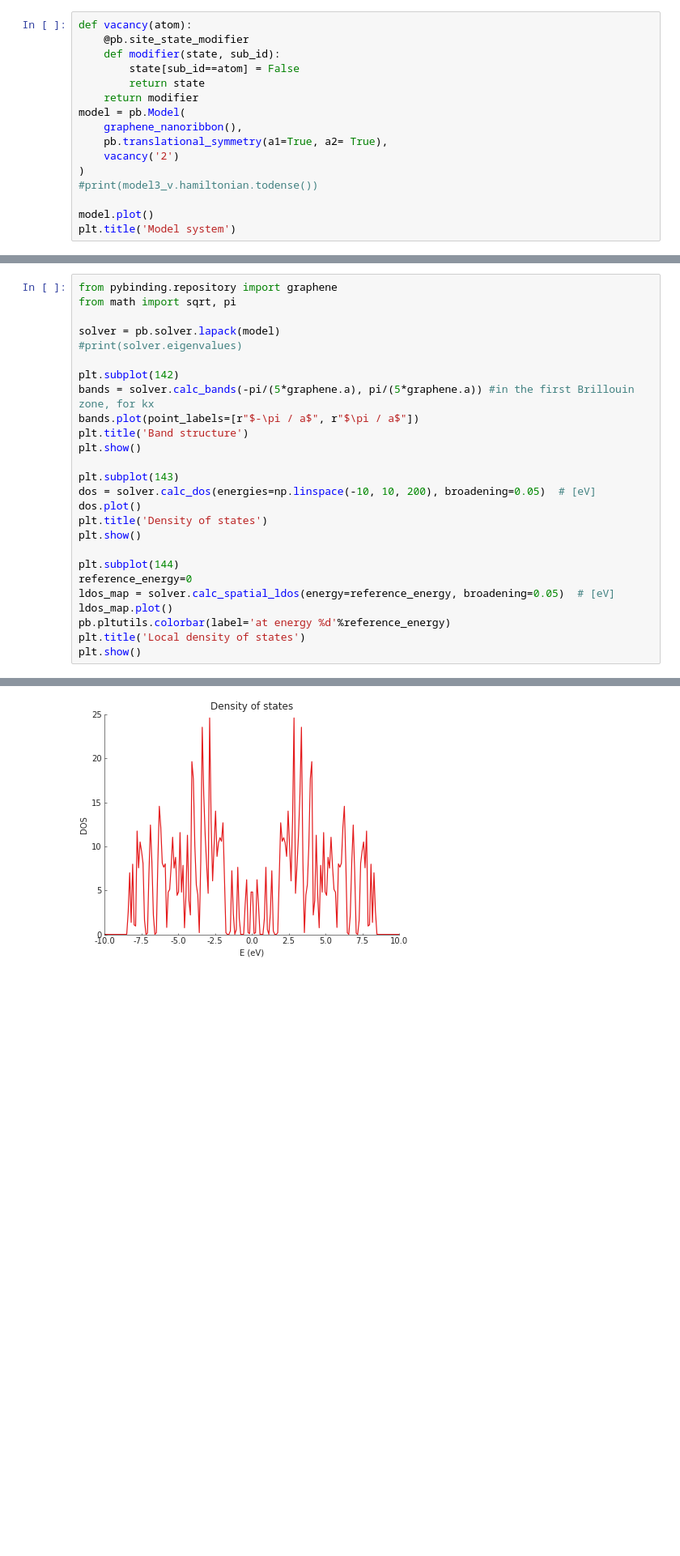
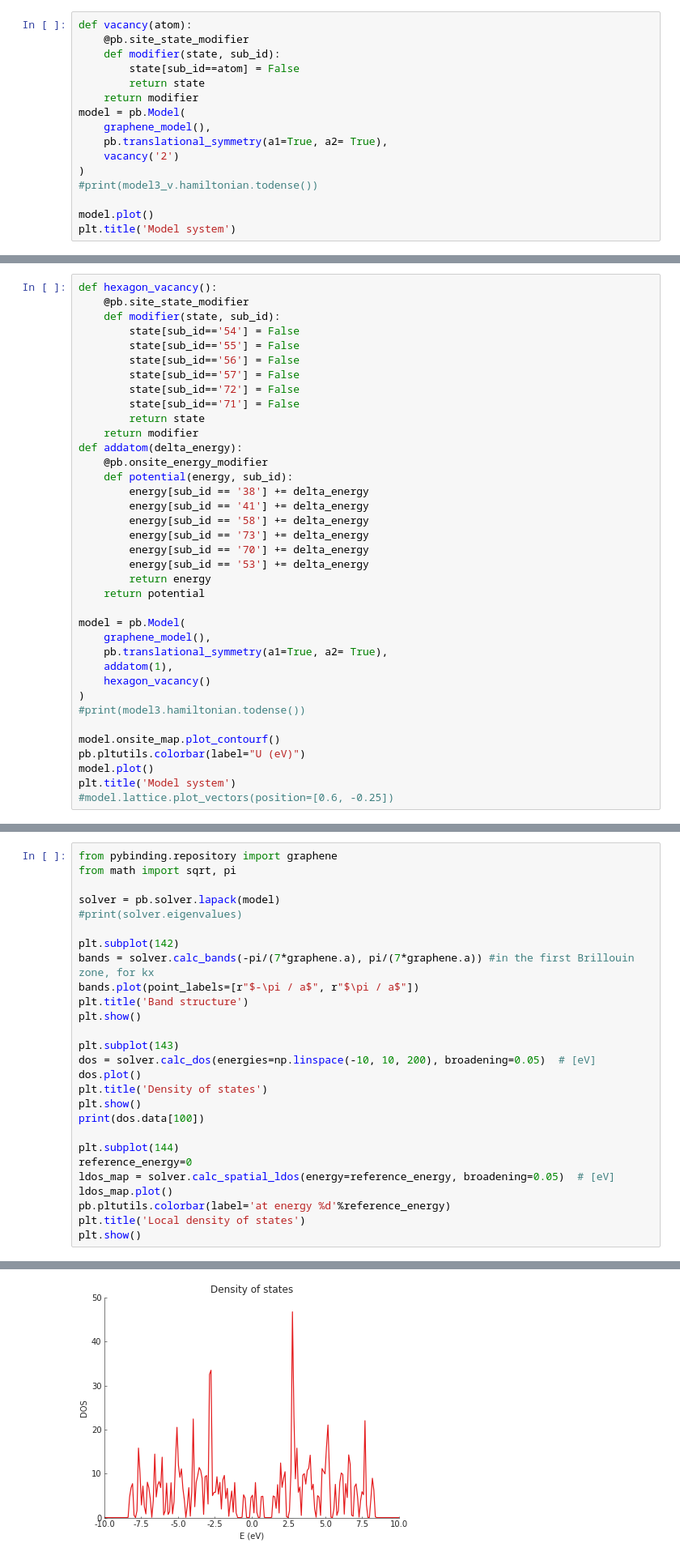
Before and after one commit to nosshark95/visualpython, a Jupyter notebook: project3.ipynb, the cells around one changed output, grey strips where cells are left out. Shown at 81% size. Cells and saved outputs as stored; diff of their text form; blank space fills up the shorter version.

```diff
--- a/project3.ipynb
+++ b/project3.ipynb
@@ -470,7 +470,7 @@ def vacancy(atom):
         return state
     return modifier
 model = pb.Model(
-    graphene_nanoribbon(),
+    graphene_model(),
     pb.translational_symmetry(a1=True, a2= True),
     vacancy('2')
 )
@@ -483,0 +617,37 @@ Text(0.5, 1.0, 'Model system')
+# %%
+def hexagon_vacancy():
+    @pb.site_state_modifier
+    def modifier(state, sub_id):
+        state[sub_id=='54'] = False
+        state[sub_id=='55'] = False
+        state[sub_id=='56'] = False
+        state[sub_id=='57'] = False
+        state[sub_id=='72'] = False
+        state[sub_id=='71'] = False
+        return state
+    return modifier
+def addatom(delta_energy):
+    @pb.onsite_energy_modifier
+    def potential(energy, sub_id):
+        energy[sub_id == '38'] += delta_energy
+        energy[sub_id == '41'] += delta_energy
+        energy[sub_id == '58'] += delta_energy
+        energy[sub_id == '73'] += delta_energy
+        energy[sub_id == '70'] += delta_energy
+        energy[sub_id == '53'] += delta_energy
+        return energy
+    return potential
+
+model = pb.Model(
+    graphene_model(),
+    pb.translational_symmetry(a1=True, a2= True),
+    addatom(1),
+    hexagon_vacancy()
+)
+#print(model3.hamiltonian.todense())
+
+model.onsite_map.plot_contourf()
+pb.pltutils.colorbar(label="U (eV)")
+model.plot()
+plt.title('Model system')
+#model.lattice.plot_vectors(position=[0.6, -0.25])
@@ -489,7 +662,7 @@ solver = pb.solver.lapack(model)
 #print(solver.eigenvalues)
 
 plt.subplot(142)
-bands = solver.calc_bands(-pi/(5*graphene.a), pi/(5*graphene.a)) #in the first Brillouin zone, for kx
+bands = solver.calc_bands(-pi/(7*graphene.a), pi/(7*graphene.a)) #in the first Brillouin zone, for kx
 bands.plot(point_labels=[r"$-\pi / a$", r"$\pi / a$"])
 plt.title('Band structure')
 plt.show()
@@ -499,6 +672,7 @@ dos = solver.calc_dos(energies=np.linspace(-10, 10, 200), broadening=0.05)  # [e
 dos.plot()
 plt.title('Density of states')
 plt.show()
+print(dos.data[100])
 
 plt.subplot(144)
 reference_energy=0
@@ -512 +686 @@ plt.show()
-[figure, old version]
+[figure, new version]
```
Also changed, not shown: parts of 17 cells of this notebook, 1 other file.
